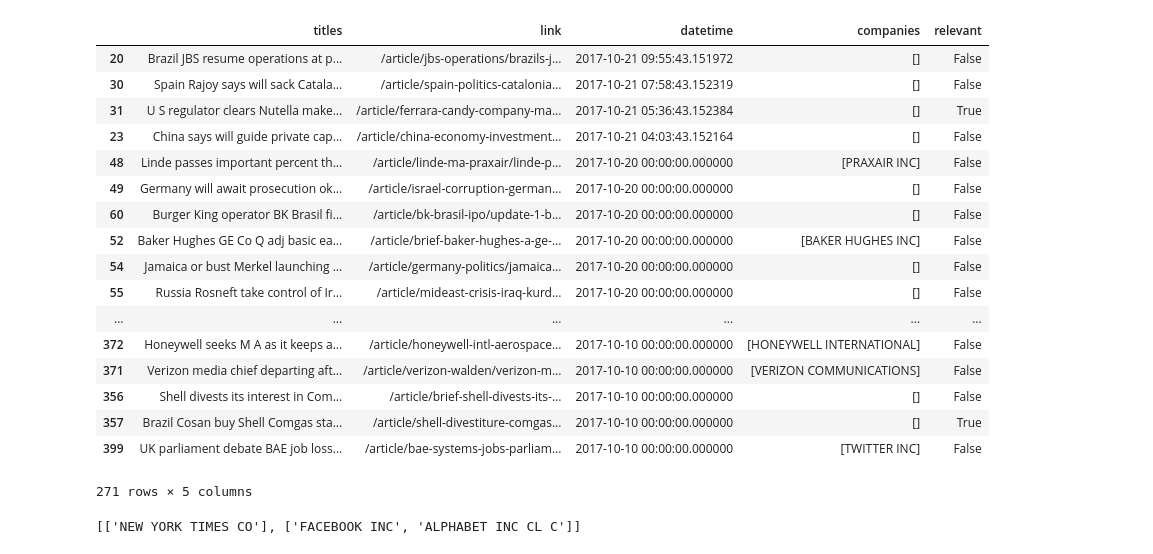
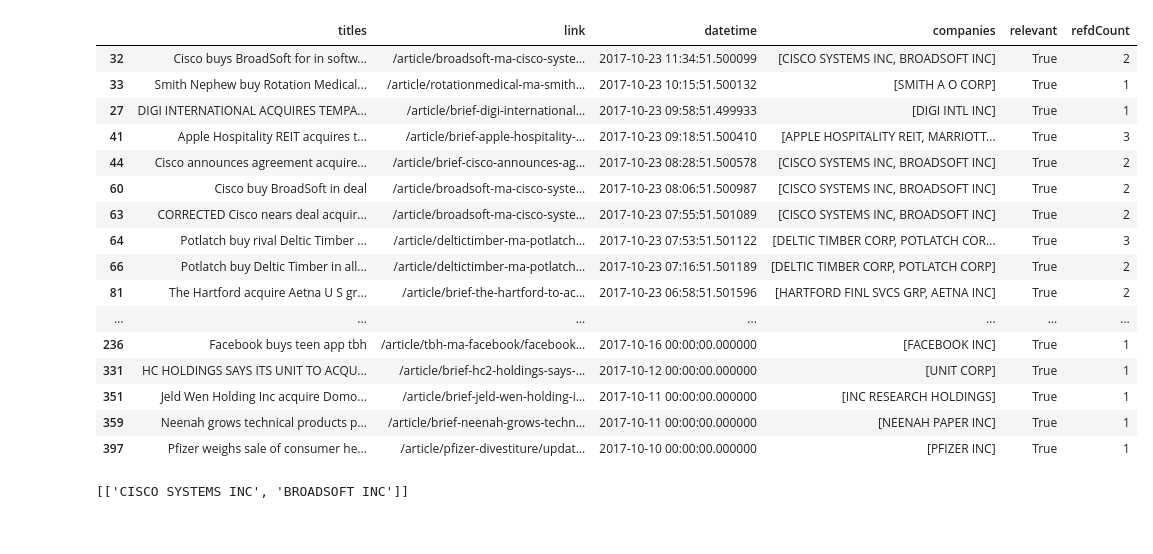
Before and after one commit to jonesthomasn/Parable, a Jupyter notebook: Python NLP/ReutersBSBot.ipynb, the cells around one changed output. Saved outputs shown, nothing was run; the diff lists cells and outputs as text; code cells hidden in the pictures.

```diff
--- a/Python NLP/ReutersBSBot.ipynb
+++ b/Python NLP/ReutersBSBot.ipynb
@@ -80,13 +81,13 @@ def checknames(headlines):
         for i in range(int(len(words))):
             for j in range(1,5):
                 newwords.append(s.join(words[i:i+j]))
-        newwords = list(set(newwords))
-        newwords.sort(key = len,reverse=True)
+        newwords = list(sorted(set(newwords),key=lambda x:newwords.index(x)))
+        newwords2 = sorted(newwords,key = lambda x:(len(x.split()),len(newwords)-newwords.index(x)),reverse=True)
 
         cos = []
         foundwords=[]
 
-        for word in newwords:
+        for word in newwords2:
 
             founds = [ix for ix, row in enumerate(newsearcharray) for iy, el in enumerate(row) if el.strip().lower() == word.lower()]
             foundd = [rowd for ix,rowd in enumerate(foundwords) if rowd.strip().lower() == word.lower()]
@@ -105,13 +106,14 @@ def checknames(headlines):
                 foundwords.extend(neww)
                 continue
 
-        cos = list(set(cos))
+        cos = list(sorted(set(cos),key=lambda x:cos.index(x)))
         names.append([newsearcharray[i][0] for i in cos])
+
     return(names)
 # %%
 def check_mna(linknames):
     relevant = []
-    wordlist = ["buy","acquire","acquisition","merge","merger","spinoff","buyout","lbo","stake","sale"]
+    wordlist = ["buy","bought","buying","acquire","acquired","acquires","acquisition","merge","merger","merged","spinoff","buyout","lbo","stake","sale","divest","divesture"]
     for link in linknames:
         founds = [ix for ix, row in enumerate(wordlist) if row in link.lower()]
         if len(founds)!=0:
@@ -124,30 +126,34 @@ companeslist = checknames(headlinesframededup['titles'])
 relevantlist = check_mna(headlinesframededup['titles'])
 headlinesframededup['companies']=companeslist
 headlinesframededup['relevant']=relevantlist
+headlinesframededup['refdCount'] = [len(x) for x in headlinesframededup['companies']]
-# %%
-headlinesframededup
-# %% [output]
-|  | titles | link | datetime | companies | relevant |
-| 20 | Brazil JBS resume operations at p... | /article/jbs-operations/brazils-j... | 2017-10-21 09:55:43.151972 | [] | False |
-| 30 | Spain Rajoy says will sack Catala... | /article/spain-politics-catalonia... | 2017-10-21 07:58:43.152319 | [] | False |
-| 31 | U S regulator clears Nutella make... | /article/ferrara-candy-company-ma... | 2017-10-21 05:36:43.152384 | [] | True |
-| 23 | China says will guide private cap... | /article/china-economy-investment... | 2017-10-21 04:03:43.152164 | [] | False |
-| 48 | Linde passes important percent th... | /article/linde-ma-praxair/linde-p... | 2017-10-20 00:00:00.000000 | [PRAXAIR INC] | False |
-| 49 | Germany will await prosecution ok... | /article/israel-corruption-german... | 2017-10-20 00:00:00.000000 | [] | False |
-| 60 | Burger King operator BK Brasil fi... | /article/bk-brasil-ipo/update-1-b... | 2017-10-20 00:00:00.000000 | [] | False |
-| 52 | Baker Hughes GE Co Q adj basic ea... | /article/brief-baker-hughes-a-ge-... | 2017-10-20 00:00:00.000000 | [BAKER HUGHES INC] | False |
-| 54 | Jamaica or bust Merkel launching ... | /article/germany-politics/jamaica... | 2017-10-20 00:00:00.000000 | [] | False |
-| 55 | Russia Rosneft take control of Ir... | /article/mideast-crisis-iraq-kurd... | 2017-10-20 00:00:00.000000 | [] | False |
-| ... | ... | ... | ... | ... | ... |
-| 372 | Honeywell seeks M A as it keeps a... | /article/honeywell-intl-aerospace... | 2017-10-10 00:00:00.000000 | [HONEYWELL INTERNATIONAL] | False |
-| 371 | Verizon media chief departing aft... | /article/verizon-walden/verizon-m... | 2017-10-10 00:00:00.000000 | [VERIZON COMMUNICATIONS] | False |
-| 356 | Shell divests its interest in Com... | /article/brief-shell-divests-its-... | 2017-10-10 00:00:00.000000 | [] | False |
-| 357 | Brazil Cosan buy Shell Comgas sta... | /article/shell-divestiture-comgas... | 2017-10-10 00:00:00.000000 | [] | True |
-| 399 | UK parliament debate BAE job loss... | /article/bae-systems-jobs-parliam... | 2017-10-10 00:00:00.000000 | [TWITTER INC] | False |
-271 rows × 5 columns
+# %%
+headlinesframerel = headlinesframededup.copy()
+headlinesframerel = headlinesframerel[headlinesframerel.relevant==True]
+headlinesframerel = headlinesframerel[headlinesframerel.refdCount>0]
+# %%
+headlinesframerel
+# %% [output]
+|  | titles | link | datetime | companies | relevant | refdCount |
+| 32 | Cisco buys BroadSoft for in softw... | /article/broadsoft-ma-cisco-syste... | 2017-10-23 11:34:51.500099 | [CISCO SYSTEMS INC, BROADSOFT INC] | True | 2 |
+| 33 | Smith Nephew buy Rotation Medical... | /article/rotationmedical-ma-smith... | 2017-10-23 10:15:51.500132 | [SMITH A O CORP] | True | 1 |
+| 27 | DIGI INTERNATIONAL ACQUIRES TEMPA... | /article/brief-digi-international... | 2017-10-23 09:58:51.499933 | [DIGI INTL INC] | True | 1 |
+| 41 | Apple Hospitality REIT acquires t... | /article/brief-apple-hospitality-... | 2017-10-23 09:18:51.500410 | [APPLE HOSPITALITY REIT, MARRIOTT... | True | 3 |
+| 44 | Cisco announces agreement acquire... | /article/brief-cisco-announces-ag... | 2017-10-23 08:28:51.500578 | [CISCO SYSTEMS INC, BROADSOFT INC] | True | 2 |
+| 60 | Cisco buy BroadSoft in deal | /article/broadsoft-ma-cisco-syste... | 2017-10-23 08:06:51.500987 | [CISCO SYSTEMS INC, BROADSOFT INC] | True | 2 |
+| 63 | CORRECTED Cisco nears deal acquir... | /article/broadsoft-ma-cisco-syste... | 2017-10-23 07:55:51.501089 | [CISCO SYSTEMS INC, BROADSOFT INC] | True | 2 |
+| 64 | Potlatch buy rival Deltic Timber ... | /article/deltictimber-ma-potlatch... | 2017-10-23 07:53:51.501122 | [DELTIC TIMBER CORP, POTLATCH COR... | True | 3 |
+| 66 | Potlatch buy Deltic Timber in all... | /article/deltictimber-ma-potlatch... | 2017-10-23 07:16:51.501189 | [DELTIC TIMBER CORP, POTLATCH CORP] | True | 2 |
+| 81 | The Hartford acquire Aetna U S gr... | /article/brief-the-hartford-to-ac... | 2017-10-23 06:58:51.501596 | [HARTFORD FINL SVCS GRP, AETNA INC] | True | 2 |
+| ... | ... | ... | ... | ... | ... | ... |
+| 236 | Facebook buys teen app tbh | /article/tbh-ma-facebook/facebook... | 2017-10-16 00:00:00.000000 | [FACEBOOK INC] | True | 1 |
+| 331 | HC HOLDINGS SAYS ITS UNIT TO ACQU... | /article/brief-hc2-holdings-says-... | 2017-10-12 00:00:00.000000 | [UNIT CORP] | True | 1 |
+| 351 | Jeld Wen Holding Inc acquire Domo... | /article/brief-jeld-wen-holding-i... | 2017-10-11 00:00:00.000000 | [INC RESEARCH HOLDINGS] | True | 1 |
+| 359 | Neenah grows technical products p... | /article/brief-neenah-grows-techn... | 2017-10-11 00:00:00.000000 | [NEENAH PAPER INC] | True | 1 |
+| 397 | Pfizer weighs sale of consumer he... | /article/pfizer-divestiture/updat... | 2017-10-10 00:00:00.000000 | [PFIZER INC] | True | 1 |
 # %%
 ### for debug
-news = ["PRESS DIGEST New York Times business news Oct","Google in talks to aquire Facebook labs"]
+news = ["Cisco announces agreement to acquire Broadsoft"]
 names=[]
 
 for new in news:
@@ -155,16 +161,16 @@ for new in news:
     s = " "
     newwords=[]
     for i in range(int(len(words))):
-        for j in range(1,5):
+        for j in range(1,6):
             newwords.append(s.join(words[i:i+j]))
-    newwords = list(set(newwords))
-    newwords.sort(key = len,reverse=True)
+    newwords = list(sorted(set(newwords),key=lambda x:newwords.index(x)))
+    newwords2 = sorted(newwords,key = lambda x:(len(x.split()),len(newwords)-newwords.index(x)),reverse=True)
 
     cos = []
     foundwords=[]
 
 
-    for word in newwords:
+    for word in newwords2:
 
         founds = [ix for ix, row in enumerate(newsearcharray) for iy, el in enumerate(row) if el.strip().lower() == word.lower()]
         foundd = [rowd for ix,rowd in enumerate(foundwords) if rowd.strip().lower() == word.lower()]
@@ -183,10 +189,10 @@ for new in news:
             foundwords.extend(neww)
             continue
 
-    cos = list(set(cos))
+    cos = list(sorted(set(cos),key=lambda x:cos.index(x)))
     names.append([newsearcharray[i][0] for i in cos])
 names
 # %% [output]
-[['NEW YORK TIMES CO'], ['FACEBOOK INC', 'ALPHABET INC CL C']]
+[['CISCO SYSTEMS INC', 'BROADSOFT INC']]
 # %%
 #save output
```
Also changed, not shown: parts of 3 cells of this notebook, 2 other files.
